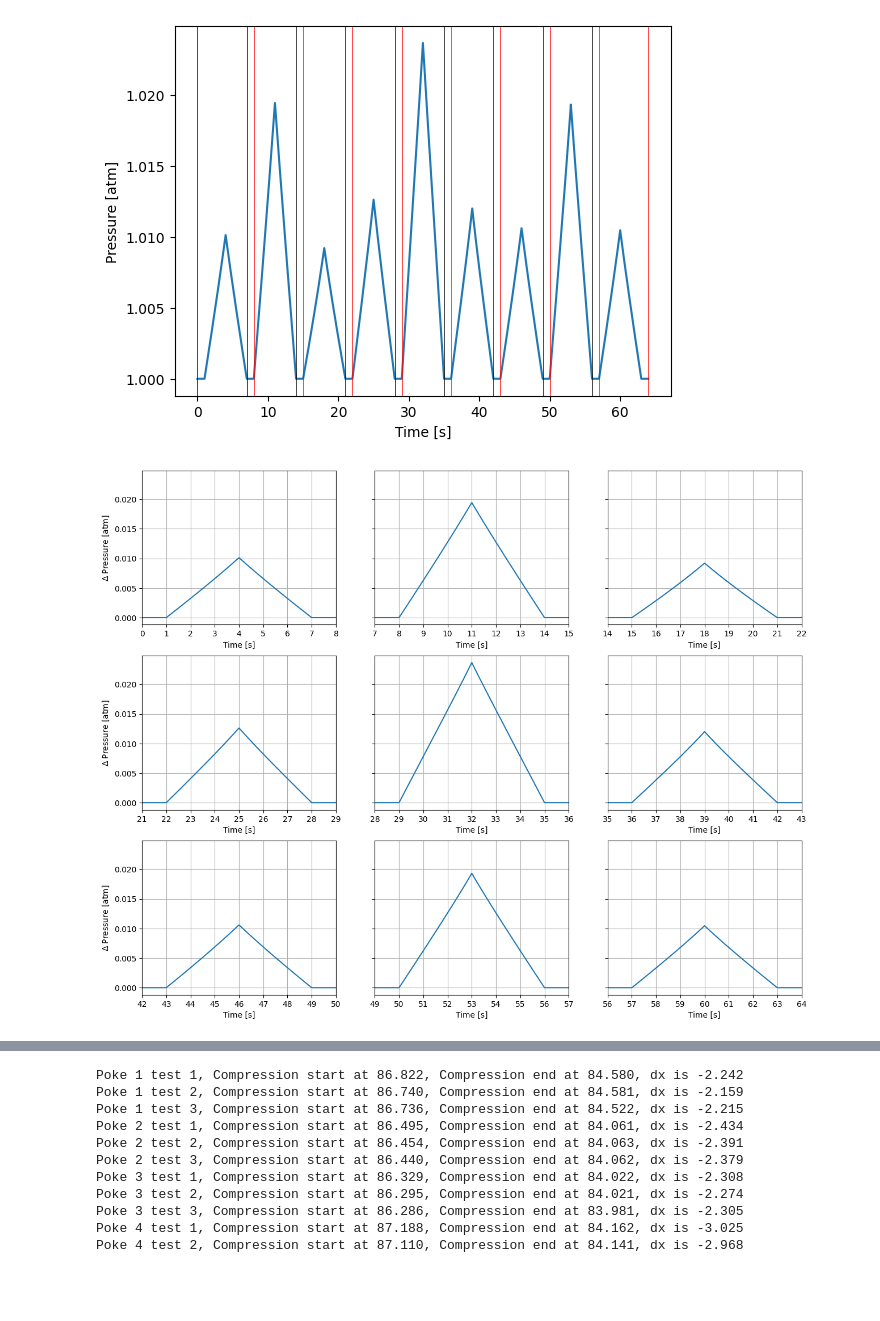
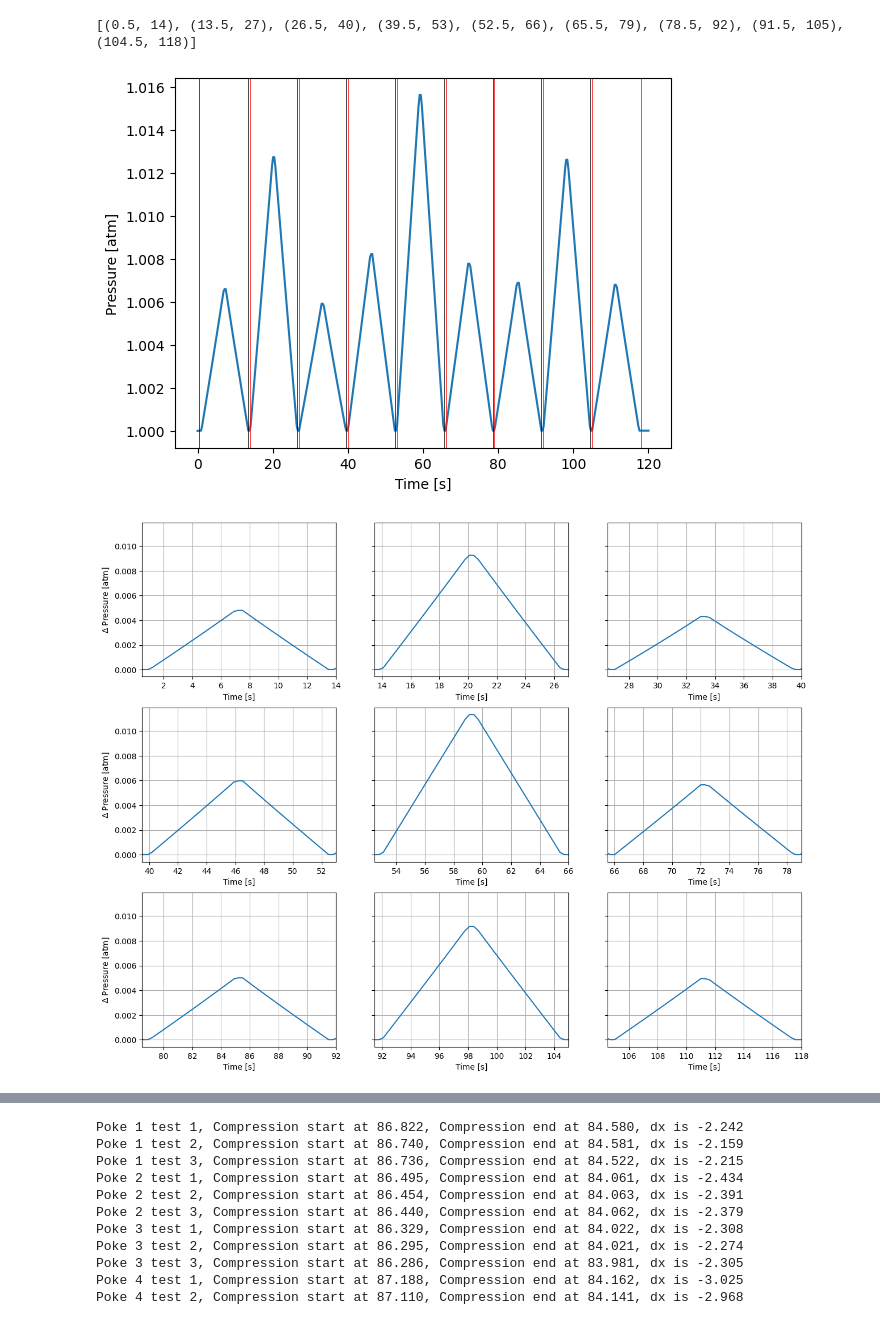
Before and after one commit to merge-lab/polyfem-FI-sim, a Jupyter notebook: Notebooks/thighpad_poke_tests.ipynb, the cells around one changed output, grey strips where cells are left out. Drawn from its saved outputs; the diff is of its cells as text; code cells hidden in the pictures; blank space fills up the shorter version.

Commit message:
Changed PolyFEM simulation to match IRL poke test indentation over time

```diff
--- a/Notebooks/thighpad_poke_tests.ipynb
+++ b/Notebooks/thighpad_poke_tests.ipynb
@@ -9,7 +9,7 @@ import matplotlib.pyplot as plt
 
 from volume_reader import get_volume_at_time
 # %%
-filename = "../Thigh-pad/six-channel/sim_outputs/sim_nine_poke_test_ignore_cavity_try6/sim.pvd"
+filename = "../PolyFEM/Thigh-pad/six-channel/sim_outputs/sim_nine_poke_test_ignore_cavity_try7/sim.pvd"
 reader = pv.get_reader(filename)
 
 id_interior = 11
@@ -18,7 +18,7 @@ ps = []
 vs = []
 # %%
 read_from_pvd = True
-csv_path = "../Thigh-pad/six-channel/sim_outputs/sim_nine_poke_test_ignore_cavity_try6/sim_pressures.csv"
+csv_path = "../PolyFEM/Thigh-pad/six-channel/sim_outputs/sim_nine_poke_test_ignore_cavity_try7/sim_pressures.csv"
 
 if read_from_pvd:
     for t in reader.time_values:
@@ -32,26 +32,34 @@ if read_from_pvd:
 else:
     df_sim_result = pd.read_csv(csv_path)
 # %%
-#pad_intervals = ((0, 7), (6, 13), (12, 19), etc
-poke_intervals = [(i*7, (i+1)*7+1) for i in range(9)]
+#pad_intervals = ((0, 14), (13.5, 27), (26.5 40), etc
+poke_intervals = [(i*13+0.5, (i+1)*13+1) for i in range(9)]
+print(poke_intervals)
 
 fig = plt.figure()
 plt.plot(df_sim_result["times"], df_sim_result["pressures"])
 plt.xlabel("Time [s]")
 plt.ylabel("Pressure [atm]")
 for interval in poke_intervals:
     plt.axvline(x=interval[0], color="k", linewidth=0.5)
     plt.axvline(x=interval[1], color="r", linewidth=0.5)
 # %% [output]
+[(0.5, 14), (13.5, 27), (26.5, 40), (39.5, 53), (52.5, 66), (65.5, 79), (78.5, 92), (91.5, 105), (104.5, 118)]
-[figure, old version]
+[figure, new version]
 # %%
 fig, axs = plt.subplots(nrows=3, ncols=3, figsize=(15, 12), sharey=True)
+
+tube_diameter = 0.0254/16       # 1/16" in meters
+tube_length = 576.22 / 1e3      # 576.22mm in meters
+tube_vol = (np.pi * (tube_diameter/2)**2) * tube_length
+v_initial = df_sim_result["volumes"][0] + tube_vol
+ps_total = v_initial / (df_sim_result["volumes"] + tube_vol)
 
 i_poke = 0
 for i in range(3):
     for j in range(3):
         interval_i = poke_intervals[i_poke]
-        axs[i, j].plot(df_sim_result["times"], df_sim_result["pressures"]-1)
+        axs[i, j].plot(df_sim_result["times"], ps_total-1)
         axs[i, j].set_xlim(interval_i)
 
         i_poke += 1
@@ -60,7 +68,7 @@ for i in range(3):
         if j == 0:
             axs[i,j].set_ylabel("$\\Delta$ Pressure [atm]")
 # %% [output]
-[figure, old version]
+[figure, new version]
 # %% [markdown]
 **Figure to replicate**
 
```
Also changed, not shown: 6 other files.
